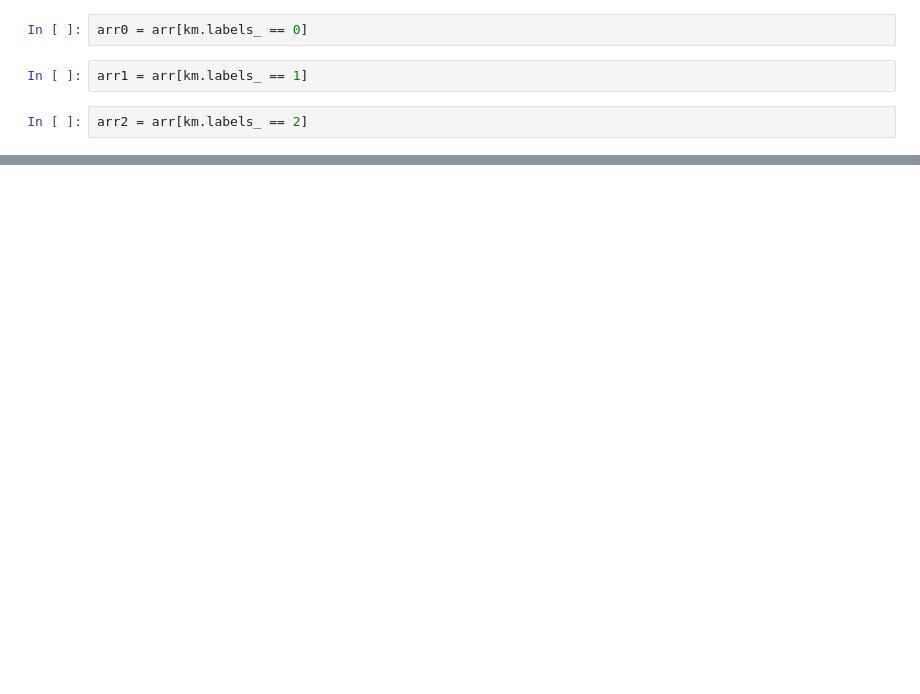
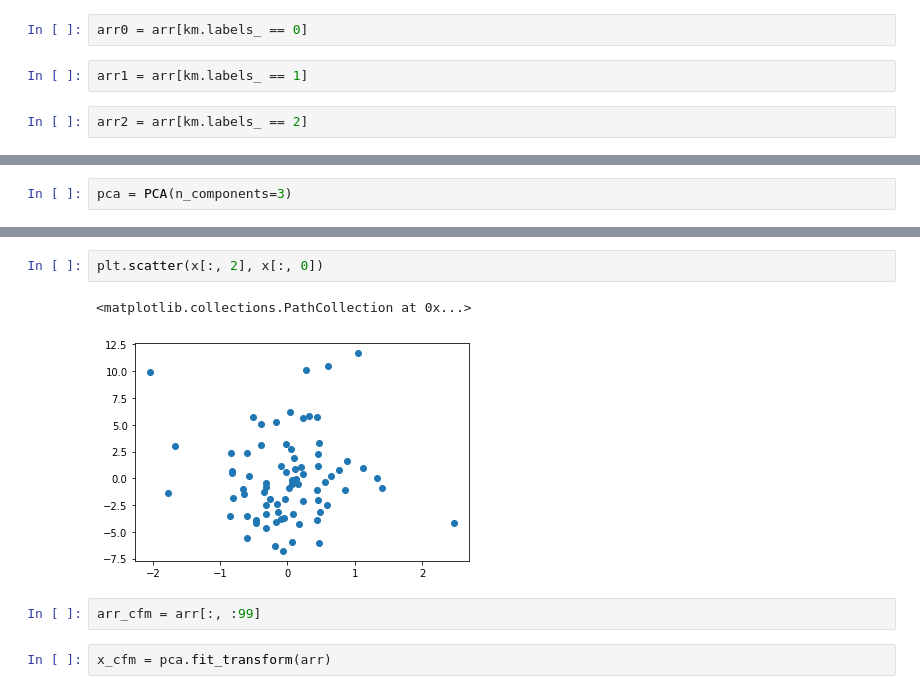
Before and after one commit to arokem/unsupervised_tractometry, a Jupyter notebook: 2021-02-04-tracts-kmeans.ipynb, the cells around one changed output, grey strips where cells are left out. Cells and saved outputs as stored; diff of their text form; blank space fills up the shorter version.

```diff
--- a/2021-02-04-tracts-kmeans.ipynb
+++ b/2021-02-04-tracts-kmeans.ipynb
@@ -94,0 +154,2 @@ plt.plot(np.mean(arr2, 0))
+# %%
+pca = PCA(n_components=3)
@@ -94,0 +175,9 @@ plt.plot(np.mean(arr2, 0))
+# %%
+plt.scatter(x[:, 2], x[:, 0])
+# %% [output]
+<matplotlib.collections.PathCollection at 0x...>
+[figure, added]
+# %%
+arr_cfm = arr[:, :99]
+# %%
+x_cfm = pca.fit_transform(arr)
```
Also changed, not shown: parts of 47 cells of this notebook.
